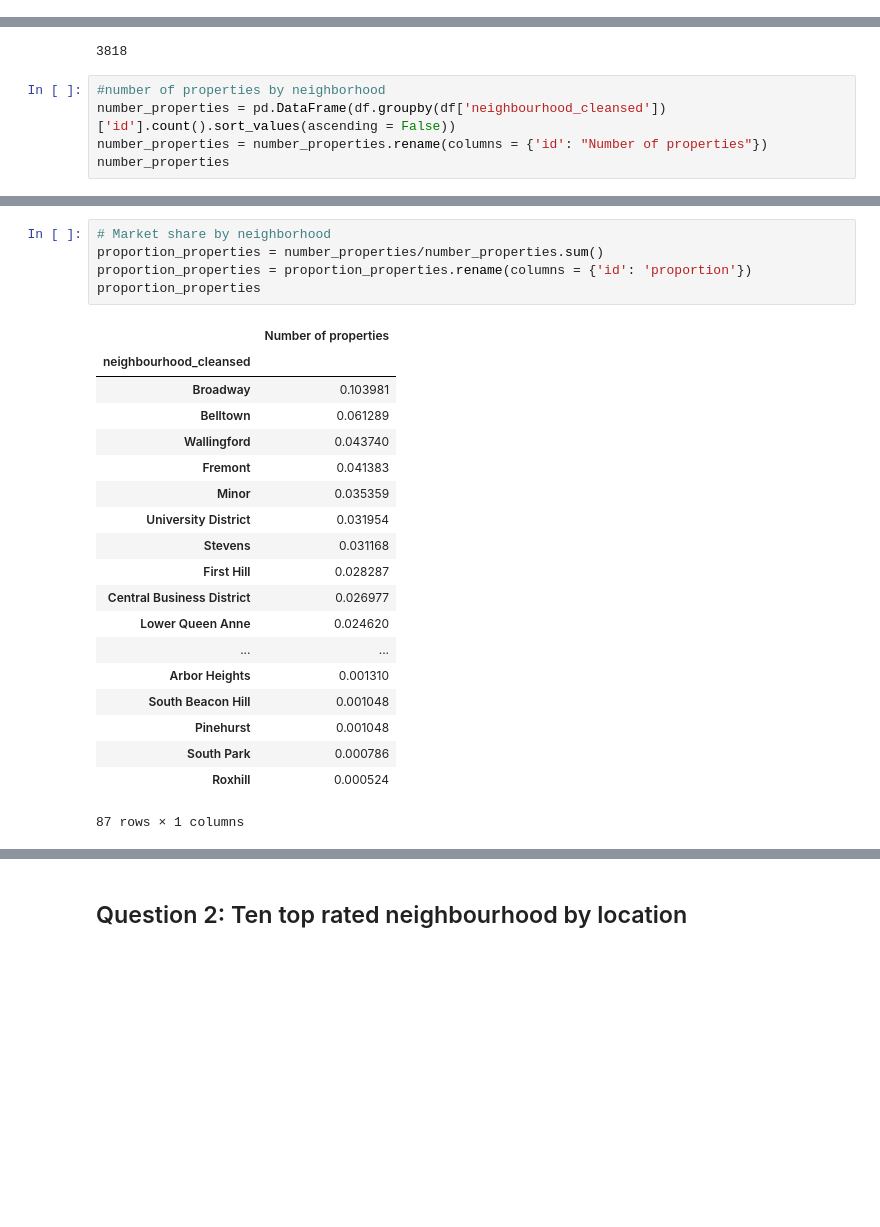
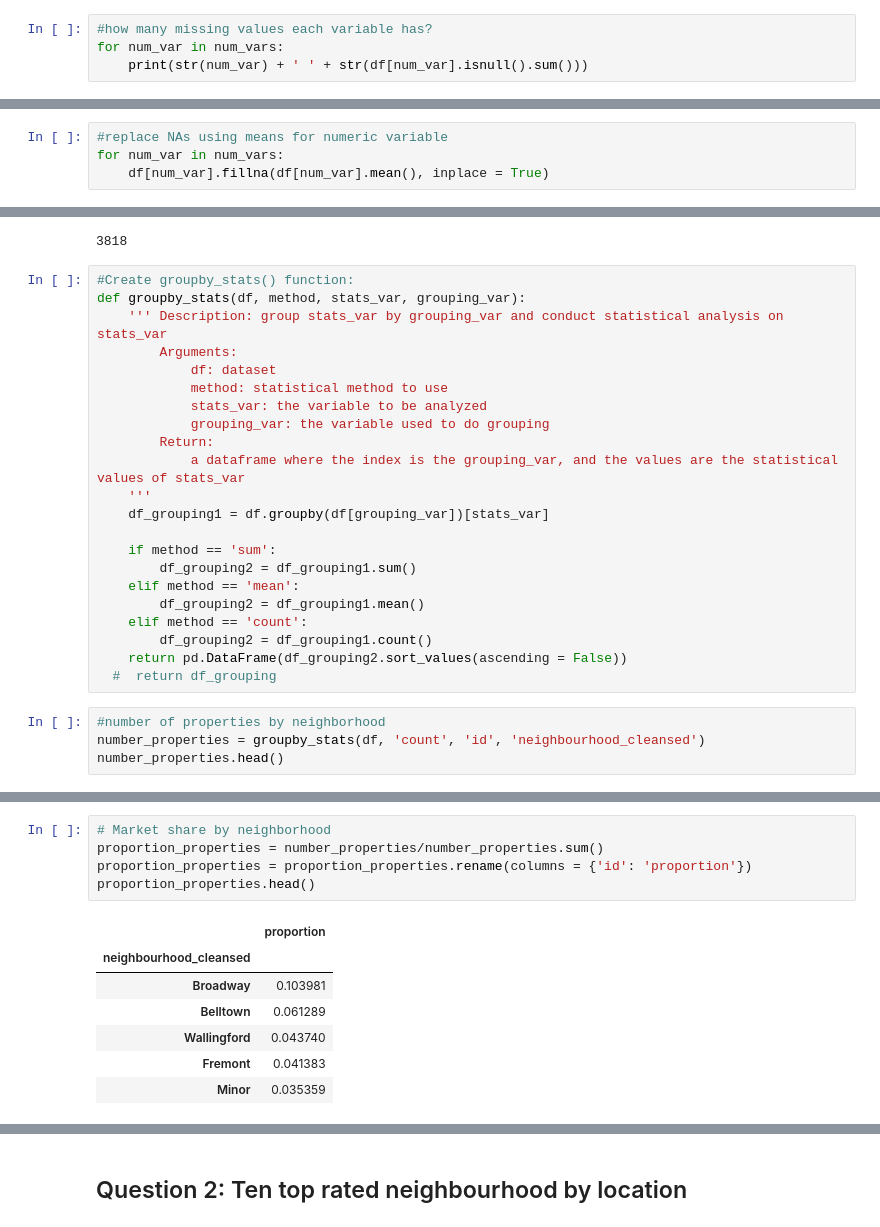
Before and after one commit to ronger4242/Seattle_Airbnb, a Jupyter notebook: Seattle AirBnb.ipynb, the cells around one changed output, grey strips where cells are left out. Saved outputs shown, nothing was run; the diff lists cells and outputs as text; blank space fills up the shorter version.

```diff
--- a/Seattle AirBnb.ipynb
+++ b/Seattle AirBnb.ipynb
@@ -45,0 +282,4 @@ df['weekly_price_val'] = df['weekly_price'].str.lstrip('$').str.replace(',', '')
+# %%
+#how many missing values each variable has?
+for num_var in num_vars:
+    print(str(num_var) + ' ' + str(df[num_var].isnull().sum()))
@@ -45,0 +294,4 @@ df['weekly_price_val'] = df['weekly_price'].str.lstrip('$').str.replace(',', '')
+# %%
+#replace NAs using means for numeric variable
+for num_var in num_vars:
+    df[num_var].fillna(df[num_var].mean(), inplace = True)
@@ -62,9 +335,30 @@ total_properties = len(np.unique(df['id']))
 total_properties
 # %% [output]
 3818
+# %%
+#Create groupby_stats() function:
+def groupby_stats(df, method, stats_var, grouping_var):
+    ''' Description: group stats_var by grouping_var and conduct statistical analysis on stats_var
+        Arguments:
+            df: dataset
+            method: statistical method to use
+            stats_var: the variable to be analyzed
+            grouping_var: the variable used to do grouping
+        Return:
+            a dataframe where the index is the grouping_var, and the values are the statistical values of stats_var
+    '''
+    df_grouping1 = df.groupby(df[grouping_var])[stats_var]
+
+    if method == 'sum':
+        df_grouping2 = df_grouping1.sum()
+    elif method == 'mean':
+        df_grouping2 = df_grouping1.mean()
+    elif method == 'count':
+        df_grouping2 = df_grouping1.count()
+    return pd.DataFrame(df_grouping2.sort_values(ascending = False))
+  #  return df_grouping
 # %%
 #number of properties by neighborhood
-number_properties = pd.DataFrame(df.groupby(df['neighbourhood_cleansed'])['id'].count().sort_values(ascending = False))
-number_properties = number_properties.rename(columns = {'id': "Number of properties"})
-number_properties
+number_properties = groupby_stats(df, 'count', 'id', 'neighbourhood_cleansed')
+number_properties.head()
 # %% [output]
@@ -102,28 +384,16 @@ South Park                                 3
 # %%
 # Market share by neighborhood
 proportion_properties = number_properties/number_properties.sum()
 proportion_properties = proportion_properties.rename(columns = {'id': 'proportion'})
-proportion_properties
+proportion_properties.head()
 # %% [output]
-|  | Number of properties |
+|  | proportion |
 | neighbourhood_cleansed |  |
 | Broadway | 0.103981 |
 | Belltown | 0.061289 |
 | Wallingford | 0.043740 |
 | Fremont | 0.041383 |
 | Minor | 0.035359 |
-| University District | 0.031954 |
-| Stevens | 0.031168 |
-| First Hill | 0.028287 |
-| Central Business District | 0.026977 |
-| Lower Queen Anne | 0.024620 |
-| ... | ... |
-| Arbor Heights | 0.001310 |
-| South Beacon Hill | 0.001048 |
-| Pinehurst | 0.001048 |
-| South Park | 0.000786 |
-| Roxhill | 0.000524 |
-87 rows × 1 columns
 # %%
 # Market share for a few communities
 proportion_properties.loc[['Montlake', 'Westlake', 'South Lake Union', 'Madrona', 'East Queen Anne', 'North Beach/Blue Ridge', 'Belltown', 'West Queen Anne']]
```
Also changed, not shown: parts of 89 cells of this notebook.
